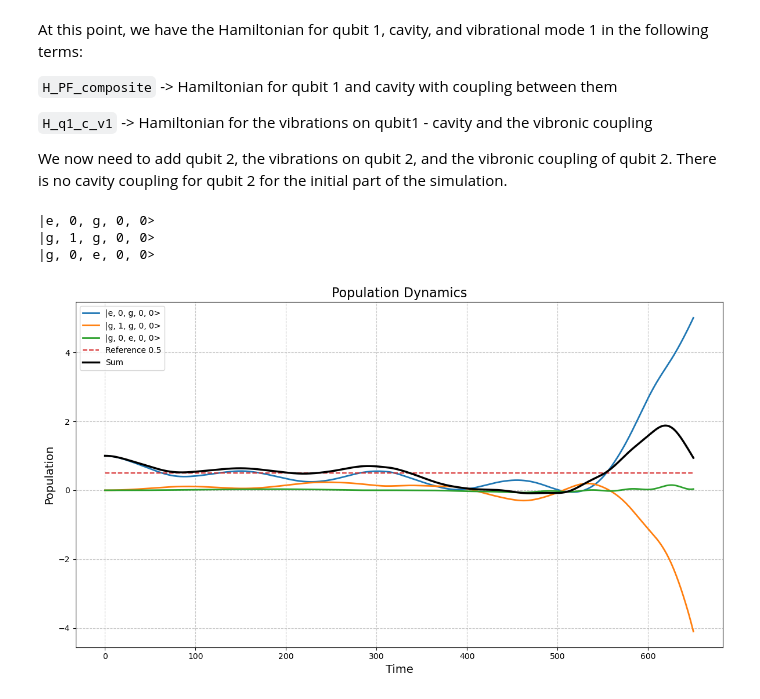
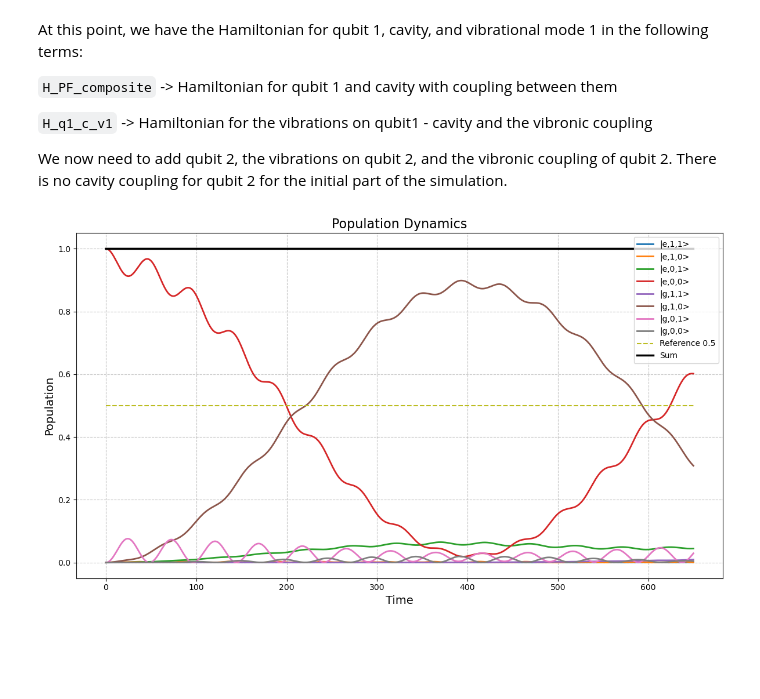
Before and after one commit to FoleyLab/qutip-lectures, a Jupyter notebook: numpy_htc/LiHplus_monomer_polariton_vibronic_coupling.ipynb, the cells around one changed output. Saved outputs shown, nothing was run; the diff lists cells and outputs as text; code cells hidden in the pictures; blank space fills up the shorter version.

```diff
--- a/numpy_htc/LiHplus_monomer_polariton_vibronic_coupling.ipynb
+++ b/numpy_htc/LiHplus_monomer_polariton_vibronic_coupling.ipynb
@@ -152,7 +152,7 @@ params = {
     # --- Polaritonic basis parameters λ = 0.01, ω_cav = 0.12086 a.u. ---
     "polariton_energies": [-8.030228047173074,  -7.9118897202324305,  -7.9068171192776395,  -7.87191271470145],    # E_pol states
     "polariton_vib_frequencies": [0.006231697, 0.001605895, 0.006938445, 0.001650922],  # vib freq per polariton
-    "polariton_huang_rhys": [10.014912366 * 1.0, 0.3183404808 * 1.0, 10.575587891 * 1.0],     # λ per polariton surface
+    "polariton_huang_rhys": [10.014912366 * 1., 0.3183404808 * 1., 10.575587891 * 1.],     # λ per polariton surface
 }
 
 # Example: 1 cavity, 2 qubits, 2 vib modes, truncation=2
@@ -204,6 +204,7 @@ b_dagger = model.creation(model.dim_vib)
 num_op = b_dagger @ b
 vib_coup = b + b_dagger
 Iv = np.eye(model.dim_vib)
+Ip = np.eye(4)
 
 
 # polariton projectors
@@ -219,6 +220,7 @@ Proj_21 = model.build_projector(4, 1, 0)
 Proj_31 = model.build_projector(4, 2, 0)
 Proj_41 = model.build_projector(4, 3, 0)
 
+#H_pol_vib = model.freq_vib_pol1 * model._tensor(Ip, num_op)
 # polariton-vibrational Hamiltonian
 H_pol_vib = model.freq_vib_pol1 * model._tensor(Proj_1, num_op)
 H_pol_vib += model.freq_vib_pol2 * model._tensor(Proj_2, num_op)
@@ -284,14 +286,14 @@ print("E(p3,v0) =", bra_ket(p3v0, H_total))
 print("E(p3,v1) =", bra_ket(p3v1, H_total))
 
 # do these expectation values match what we expect?
-assert np.isclose(bra_ket(p0v0, H_pol+H_pol_vib), -8.030228047173074)
-assert np.isclose(bra_ket(p0v1, H_pol+H_pol_vib), -8.030228047173074 + 0.006231697)
-assert np.isclose(bra_ket(p1v0, H_pol+H_pol_vib), -7.9118897202324305)
-assert np.isclose(bra_ket(p1v1, H_pol+H_pol_vib), -7.9118897202324305 + 0.001605895)
-assert np.isclose(bra_ket(p2v0, H_pol+H_pol_vib), -7.9068171192776395)
-assert np.isclose(bra_ket(p2v1, H_pol+H_pol_vib), -7.9068171192776395 + 0.006938445)
-assert np.isclose(bra_ket(p3v0, H_pol+H_pol_vib), -7.87191271470145)
-assert np.isclose(bra_ket(p3v1,H_pol+H_pol_vib), -7.87191271470145 + 0.001650922)
+#assert np.isclose(bra_ket(p0v0, H_pol+H_pol_vib), -8.030228047173074)
+#assert np.isclose(bra_ket(p0v1, H_pol+H_pol_vib), -8.030228047173074 + 0.006231697)
+#assert np.isclose(bra_ket(p1v0, H_pol+H_pol_vib), -7.9118897202324305)
+#assert np.isclose(bra_ket(p1v1, H_pol+H_pol_vib), -7.9118897202324305 + 0.001605895)
+#assert np.isclose(bra_ket(p2v0, H_pol+H_pol_vib), -7.9068171192776395)
+#assert np.isclose(bra_ket(p2v1, H_pol+H_pol_vib), -7.9068171192776395 + 0.006938445)
+#assert np.isclose(bra_ket(p3v0, H_pol+H_pol_vib), -7.87191271470145)
+#assert np.isclose(bra_ket(p3v1,H_pol+H_pol_vib), -7.87191271470145 + 0.001650922)
 
 # now inspect the magnitude of coupling terms
 print("Coupling terms:")
@@ -309,7 +311,7 @@ H_c = model.build_local_cavity_hamiltonian()
 H_blc = -np.sqrt(model.freq_cavity / 2) * model._tensor(model.qubit_d_matrix, vib_coup)
 H_dse = 0.5 * model._tensor(model.qubit_d_matrix @ model.qubit_d_matrix, np.eye(model.dim_vib))
 
-H_PF = model._tensor(H_q, Iv, Iv) + model._tensor(Iv, H_c, Iv) + model._tensor(H_blc, Iv) + model._tensor(H_dse, Iv)
+H_PF = model._tensor(H_q, Iv, Iv) + model._tensor(Iv, H_c, Iv) + model._tensor(H_blc, Iv) #+ model._tensor(H_dse, Iv)
 print("H_PF = \n", H_PF)
 print("H_PF (LiH) = \n", H_PF)
 
@@ -317,6 +319,9 @@ vals, vecs = np.linalg.eigh(H_PF)
 
 H_PF_orig_vib_total = vecs.T @ (H_pol_vib + H_pol_vib_coup) @ vecs
 print("H_PF_vib_coupling in original basis = \n", H_PF_orig_vib_total)
+
+H_PF_total = H_PF + H_PF_orig_vib_total
+print("H_PF_total = \n", H_PF_total)
 # %% [output]
 [[-8.0302 -0.     -0.     -0.    ]
  [-0.     -7.9119 -0.     -0.    ]
@@ -394,14 +350,0 @@ H_total_2 = model.H_PF2_composite + H_q1 + H_q1_vib + H_q1_vib_coup + H_c_q2_v2
-# %%
-print(model.labels[16])
-print(model.labels[8])
-print(model.labels[4])
-
-state_init = model.basis_state(model.dim, 16)
-rho_init = model.build_projector(model.dim, 16, 16)
-
-# identify index of |g, 1, 0, 0> state
-# evolve, track populations
-# %% [output]
-|e, 0, g, 0, 0>
-|g, 1, g, 0, 0>
-|g, 0, e, 0, 0>
@@ -417,10 +397,10 @@ populations = {}
 
 # indices of the basis states you care about
 #basis_indices = [31, 30, 29, 28, 27, 26, 25, 24, 23, 22, 21, 20, 19, 18, 17, 16, 15, 14, 13, 12, 11, 10, 9, 8, 7, 6, 5, 4, 3, 2, 1, 0]
-basis_indices = [16, 8, 4]
+basis_indices = [7, 6, 5, 4, 3, 2, 1, 0]
 # build dictionary with labels from the model
 for idx in basis_indices:
-    label = model.labels[idx]
+    label = labels[idx]
     populations[label] = []
 
 # add special entries
@@ -432,9 +412,9 @@ for i in range(n_time):
 
     # evolve
     if dt * i < model.T_1:
-        rho_new = model.rk4_step(H_total_1, rho_init, dt, hbar=1.0)
+        rho_new = model.rk4_step(H_PF_total, rho_init, dt, hbar=1.0)
     else:
-        rho_new = model.rk4_step(H_total_2, rho_init, dt, hbar=1.0)
+        rho_new = model.rk4_step(H_PF_total, rho_init, dt, hbar=1.0)
 
     norm = np.trace(rho_new)
     #print(f"Norm is {norm:12.10e}")
@@ -443,34 +423,34 @@ for i in range(n_time):
 
     # record populations for each chosen basis state
     for idx in basis_indices:
-        populations[model.labels[idx]].append(np.real(rho_init[idx, idx]))
+        populations[labels[idx]].append(np.real(rho_init[idx, idx]))
 
     # reference line
     populations["Reference 0.5"].append(0.5)
 
 # add combined population
 sum_vals = np.zeros(len(t))
 for idx in basis_indices:
-    sum_vals += np.array(populations[model.labels[idx]])
+    sum_vals += np.array(populations[labels[idx]])
 populations["Sum"] = sum_vals
 
 # --- plotting ---
 plt.figure(figsize=(12, 7))
 
 for label, values in populations.items():
     if label == "Sum":
         plt.plot(t, values, label=f"{label}", linewidth=2.5, color="black")
     elif label == "Reference 0.5":
         plt.plot(t, values, "--", label=label, linewidth=1.5)
     else:
         plt.plot(t, values, label=label, linewidth=2)
 
 plt.xlabel("Time", fontsize=14)
 plt.ylabel("Population", fontsize=14)
 plt.title("Population Dynamics", fontsize=16)
 plt.legend(fontsize=10, loc="best")
 plt.grid(True, linestyle="--", alpha=0.7)
 plt.tight_layout()
 plt.show()
 # %% [output]
-[figure, old version]
+[figure, new version]
```
Also changed, not shown: parts of 24 cells of this notebook, 4 other files.
